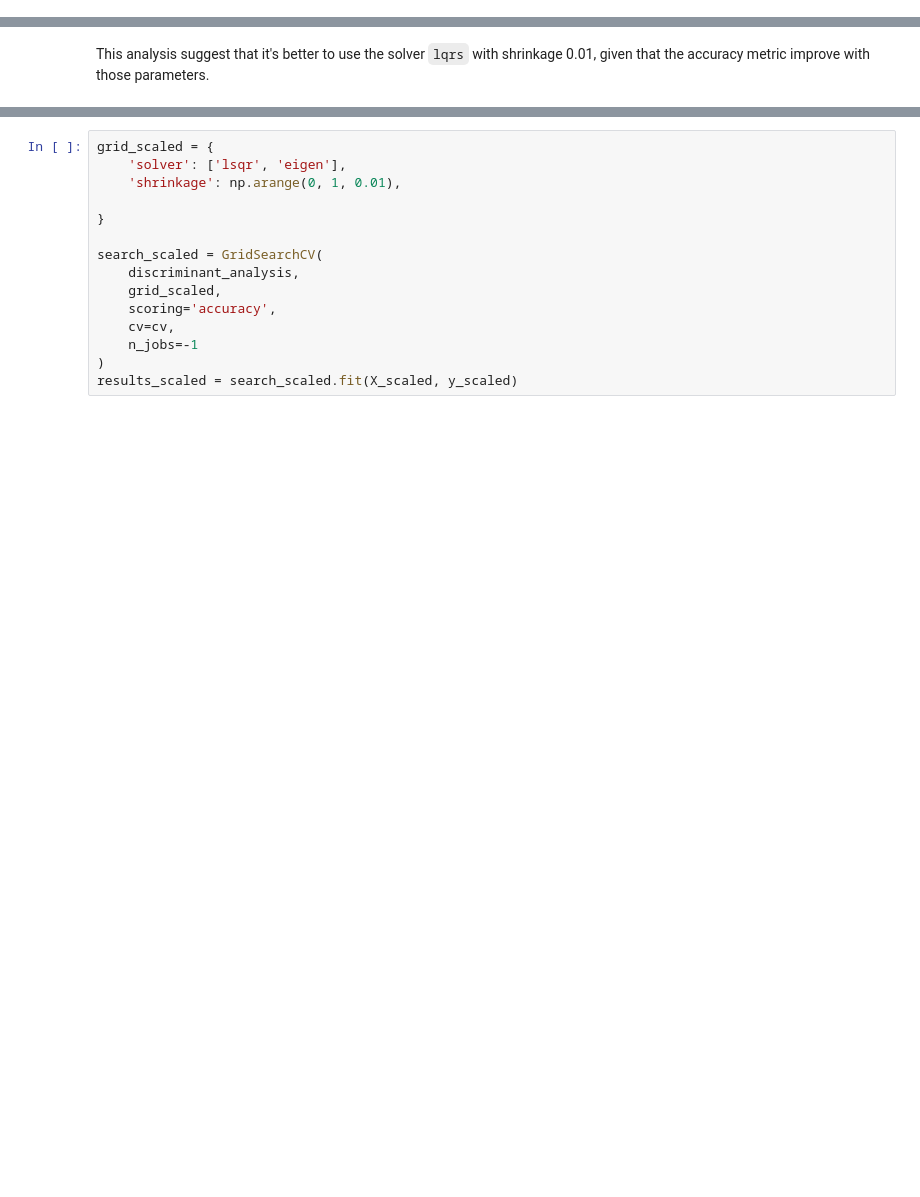
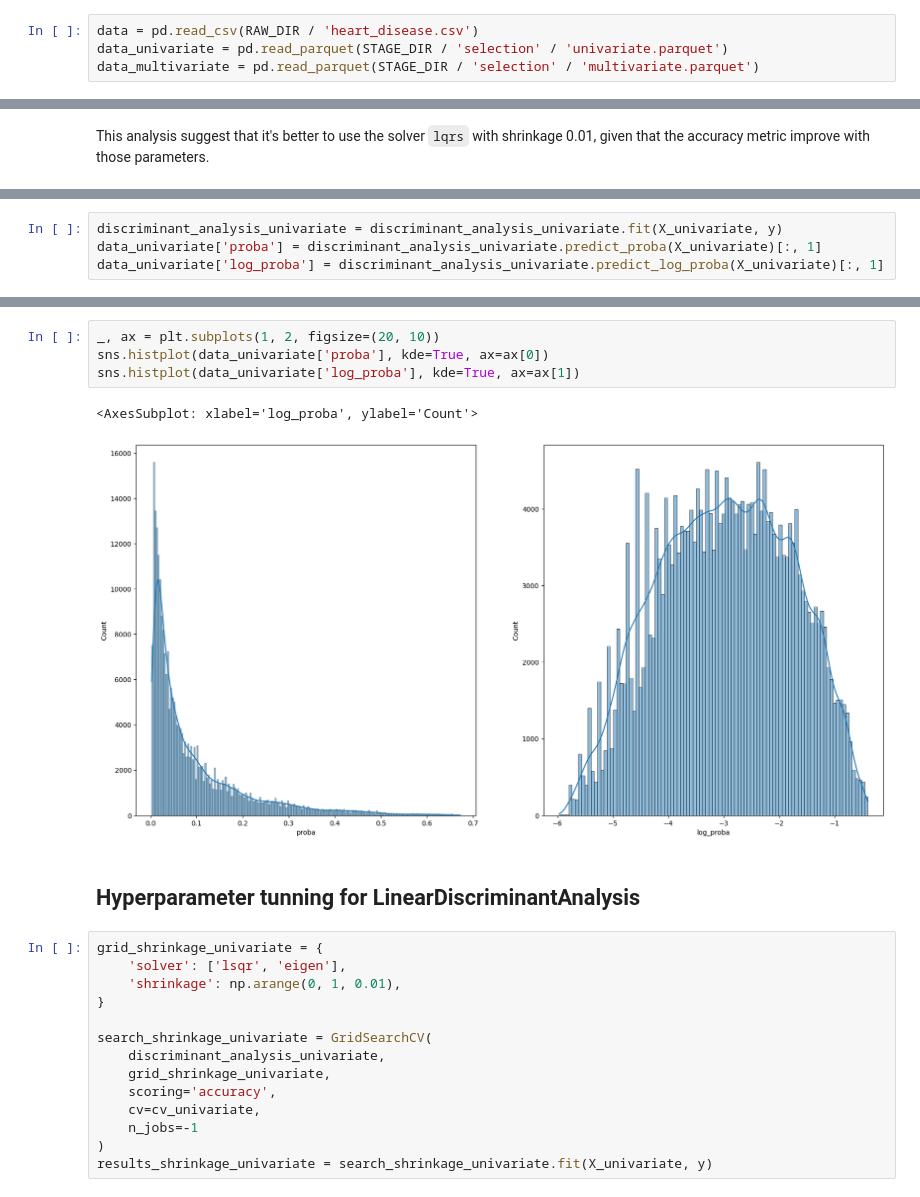
Before and after one commit to gabyarte/heart-attack-cost-reduction, a Jupyter notebook: notebooks/03a_discriminant_analysis.ipynb, the cells around one changed output, grey strips where cells are left out. Drawn from its saved outputs; the diff is of its cells as text; blank space fills up the shorter version.

```diff
--- a/notebooks/03a_discriminant_analysis.ipynb
+++ b/notebooks/03a_discriminant_analysis.ipynb
@@ -64,0 +20,4 @@ X_scaled = MinMaxScalerTransformer().fit_transform(data[FEATURES])
+# %%
+data = pd.read_csv(RAW_DIR / 'heart_disease.csv')
+data_univariate = pd.read_parquet(STAGE_DIR / 'selection' / 'univariate.parquet')
+data_multivariate = pd.read_parquet(STAGE_DIR / 'selection' / 'multivariate.parquet')
@@ -158,0 +145,4 @@ This analysis suggest that it's better to use the solver `lqrs` with shrinkage 0
+# %%
+discriminant_analysis_univariate = discriminant_analysis_univariate.fit(X_univariate, y)
+data_univariate['proba'] = discriminant_analysis_univariate.predict_proba(X_univariate)[:, 1]
+data_univariate['log_proba'] = discriminant_analysis_univariate.predict_log_proba(X_univariate)[:, 1]
@@ -159,17 +173,25 @@ This analysis suggest that it's better to use the solver `lqrs` with shrinkage 0
+# %%
+_, ax = plt.subplots(1, 2, figsize=(20, 10))
+sns.histplot(data_univariate['proba'], kde=True, ax=ax[0])
+sns.histplot(data_univariate['log_proba'], kde=True, ax=ax[1])
+# %% [output]
+<AxesSubplot: xlabel='log_proba', ylabel='Count'>
+[figure, added]
+# %% [markdown]
+## Hyperparameter tunning for LinearDiscriminantAnalysis
 # %%
-grid_scaled = {
+grid_shrinkage_univariate = {
     'solver': ['lsqr', 'eigen'],
     'shrinkage': np.arange(0, 1, 0.01),
-
 }
 
-search_scaled = GridSearchCV(
-    discriminant_analysis,
-    grid_scaled,
+search_shrinkage_univariate = GridSearchCV(
+    discriminant_analysis_univariate,
+    grid_shrinkage_univariate,
     scoring='accuracy',
-    cv=cv,
+    cv=cv_univariate,
     n_jobs=-1
 )
-results_scaled = search_scaled.fit(X_scaled, y_scaled)
+results_shrinkage_univariate = search_shrinkage_univariate.fit(X_univariate, y)
 # %%
 # summarize
```
Also changed, not shown: parts of 33 cells of this notebook.
